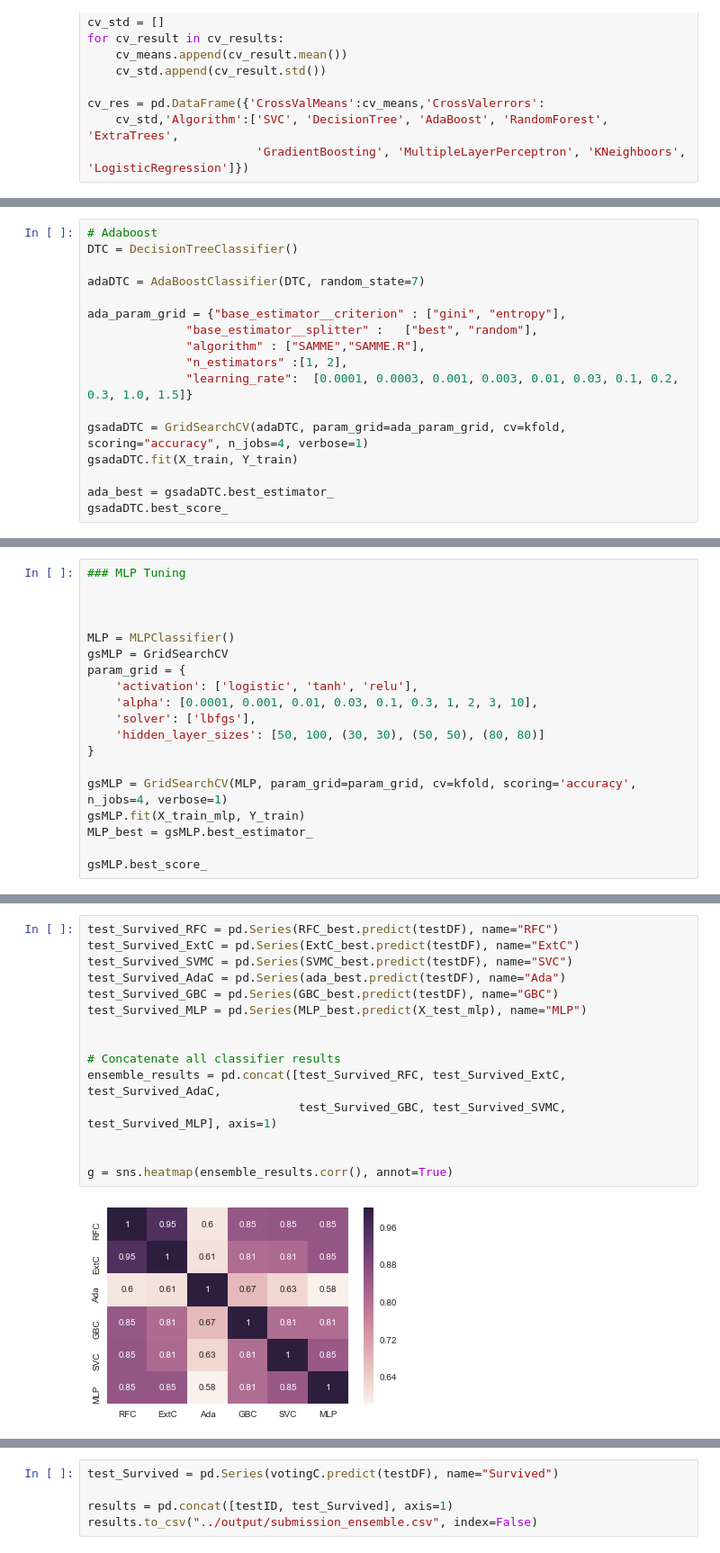
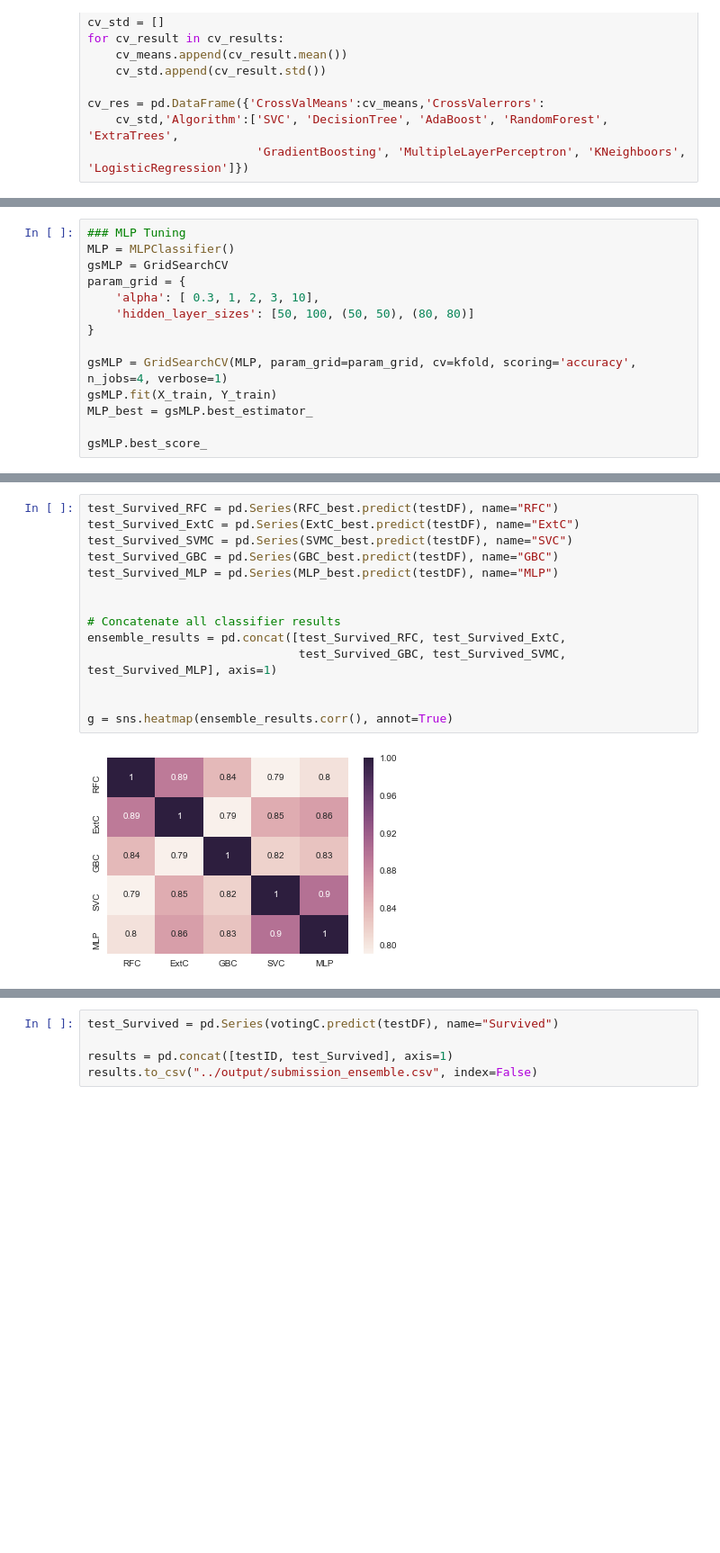
Before and after one commit to lordzsolt/Titanic, a Jupyter notebook: src/2_Model.ipynb, the cells around one changed output, grey strips where cells are left out. Shown at 90% size. Drawn from its saved outputs; the diff is of its cells as text; blank space fills up the shorter version.

Commit message:
Drop AdaBoosting

```diff
--- a/src/2_Model.ipynb
+++ b/src/2_Model.ipynb
@@ -85,17 +84,0 @@ g = g.set_title('Cross validation scores')
-# %%
-# Adaboost
-DTC = DecisionTreeClassifier()
-
-adaDTC = AdaBoostClassifier(DTC, random_state=7)
-
-ada_param_grid = {"base_estimator__criterion" : ["gini", "entropy"],
-              "base_estimator__splitter" :   ["best", "random"],
-              "algorithm" : ["SAMME","SAMME.R"],
-              "n_estimators" :[1, 2],
-              "learning_rate":  [0.0001, 0.0003, 0.001, 0.003, 0.01, 0.03, 0.1, 0.2, 0.3, 1.0, 1.5]}
-
-gsadaDTC = GridSearchCV(adaDTC, param_grid=ada_param_grid, cv=kfold, scoring="accuracy", n_jobs=4, verbose=1)
-gsadaDTC.fit(X_train, Y_train)
-
-ada_best = gsadaDTC.best_estimator_
-gsadaDTC.best_score_
@@ -209,20 +186,15 @@ Fitting 10 folds for each of 28 candidates, totalling 280 fits
 0.83087400681044266
 # %%
 ### MLP Tuning
-
-
-
 MLP = MLPClassifier()
 gsMLP = GridSearchCV
 param_grid = {
-    'activation': ['logistic', 'tanh', 'relu'],
-    'alpha': [0.0001, 0.001, 0.01, 0.03, 0.1, 0.3, 1, 2, 3, 10],
-    'solver': ['lbfgs'],
-    'hidden_layer_sizes': [50, 100, (30, 30), (50, 50), (80, 80)]
+    'alpha': [ 0.3, 1, 2, 3, 10],
+    'hidden_layer_sizes': [50, 100, (50, 50), (80, 80)]
 }
 
 gsMLP = GridSearchCV(MLP, param_grid=param_grid, cv=kfold, scoring='accuracy', n_jobs=4, verbose=1)
-gsMLP.fit(X_train_mlp, Y_train)
+gsMLP.fit(X_train, Y_train)
 MLP_best = gsMLP.best_estimator_
 
 gsMLP.best_score_
@@ -312,19 +278,18 @@ for row in range(nrows):
 # %%
 test_Survived_RFC = pd.Series(RFC_best.predict(testDF), name="RFC")
 test_Survived_ExtC = pd.Series(ExtC_best.predict(testDF), name="ExtC")
 test_Survived_SVMC = pd.Series(SVMC_best.predict(testDF), name="SVC")
-test_Survived_AdaC = pd.Series(ada_best.predict(testDF), name="Ada")
 test_Survived_GBC = pd.Series(GBC_best.predict(testDF), name="GBC")
-test_Survived_MLP = pd.Series(MLP_best.predict(X_test_mlp), name="MLP")
+test_Survived_MLP = pd.Series(MLP_best.predict(testDF), name="MLP")
 
 
 # Concatenate all classifier results
-ensemble_results = pd.concat([test_Survived_RFC, test_Survived_ExtC, test_Survived_AdaC,
+ensemble_results = pd.concat([test_Survived_RFC, test_Survived_ExtC,
                               test_Survived_GBC, test_Survived_SVMC, test_Survived_MLP], axis=1)
 
 
 g = sns.heatmap(ensemble_results.corr(), annot=True)
 # %% [output]
-[figure, old version]
+[figure, new version]
 # %%
 votingC = VotingClassifier(estimators=[('rfc', RFC_best), ('extc', ExtC_best),
```
Also changed, not shown: parts of 11 cells of this notebook, 4 other files.
